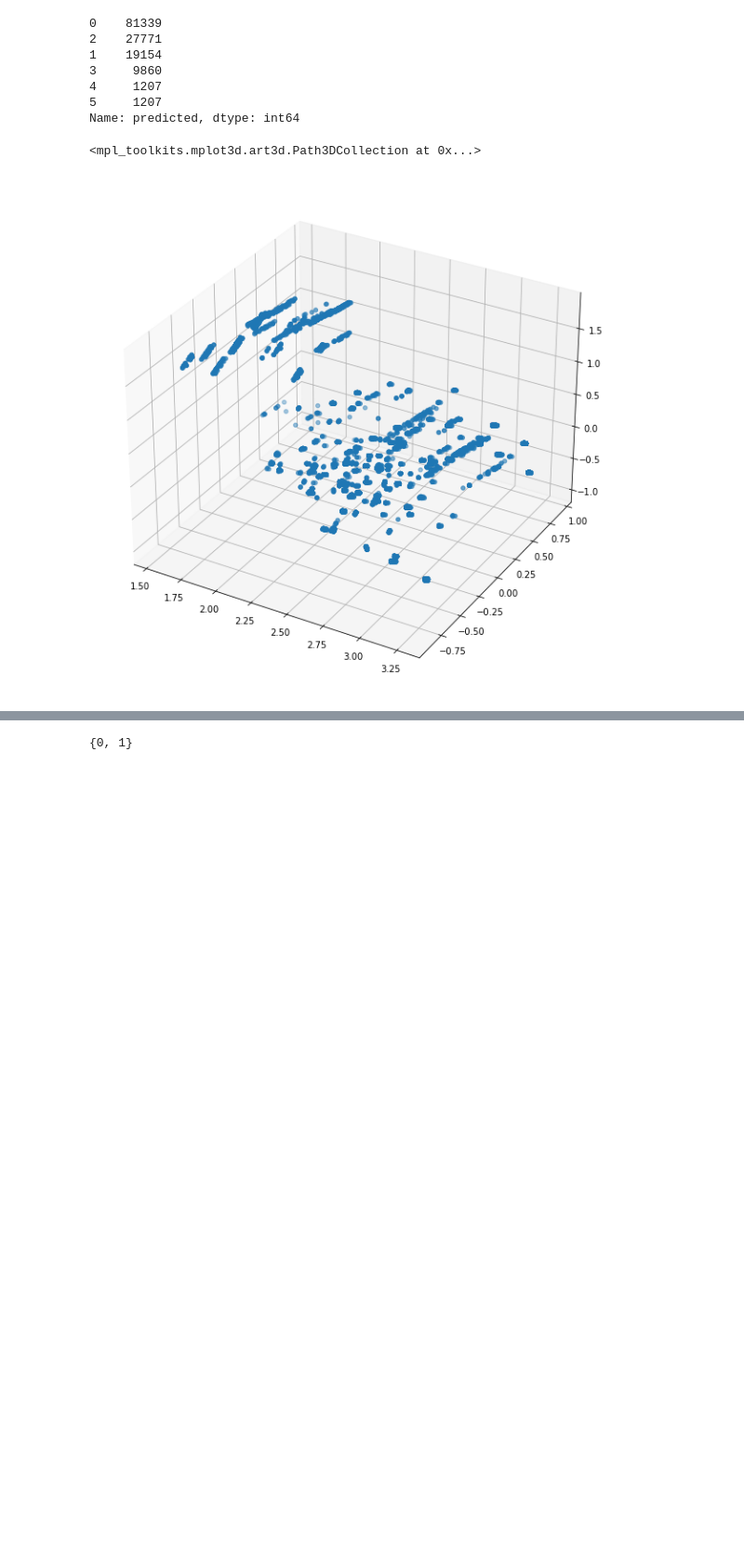
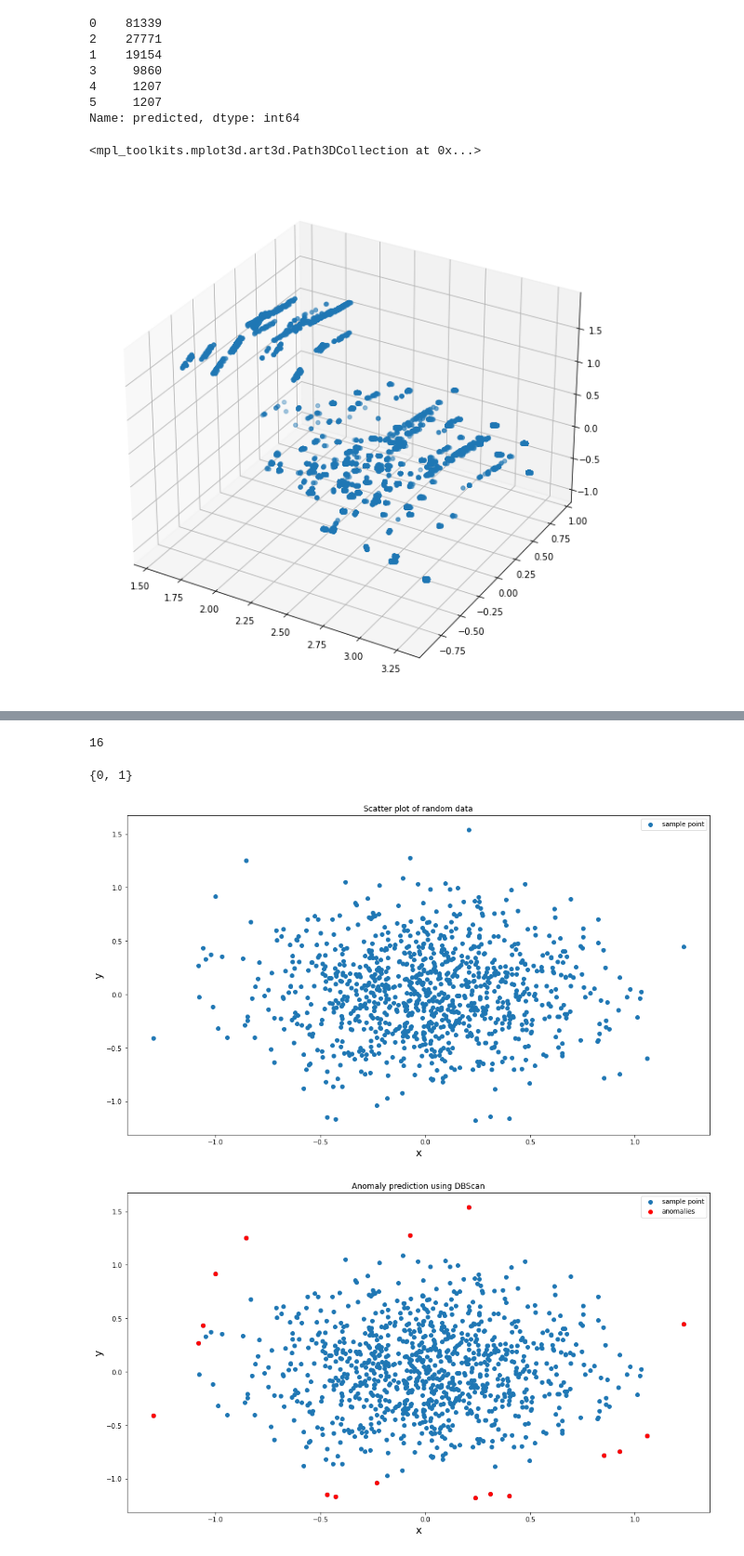
Before and after one commit to hotshot07/thesis, a Jupyter notebook: final_notebooks/knn/Using KNN.ipynb, the cells around one changed output, grey strips where cells are left out. Shown at 93% size. Cells and saved outputs as stored; diff of their text form; code cells hidden in the pictures; blank space fills up the shorter version.

```diff
--- a/final_notebooks/knn/Using KNN.ipynb
+++ b/final_notebooks/knn/Using KNN.ipynb
@@ -101,0 +130,4 @@ array([0, 0, 0, ..., 0, 0, 0])
+# %%
+len(anomalies[0])
+# %% [output]
+16
@@ -103,3 +149,41 @@ array([0, 0, 0, ..., 0, 0, 0])
 set(yhat)
 # %% [output]
 {0, 1}
+# %%
+from sklearn.cluster import DBSCAN
+from sklearn.datasets import make_blobs
+from numpy import random, where
+import matplotlib.pyplot as plt
+plt.rcParams["figure.figsize"] = (16,9)
+
+random.seed(42)
+x, _ = make_blobs(n_samples=1000, centers=1, cluster_std=.4, center_box=(0,0))
+
+
+plt.scatter(x[:,0], x[:,1], label= "sample point")
+plt.xlabel('x', fontsize=16)
+plt.ylabel('y',fontsize=16)
+plt.title("Scatter plot of random data")
+plt.legend()
+plt.savefig("random_blobs.jpg", dpi = 220, bbox_inches='tight')
+plt.show()
+
+
+
+dbscan = DBSCAN(eps = 0.28, min_samples = 20)
+
+pred = dbscan.fit_predict(x)
+anom_index = where(pred == -1)
+values = x[anom_index]
+
+plt.scatter(x[:,0], x[:,1], label= "sample point")
+plt.scatter(values[:,0], values[:,1], color='r', label= "anomalies")
+plt.xlabel('x', fontsize=16)
+plt.ylabel('y',fontsize=16)
+plt.title("Anomaly prediction using DBScan")
+plt.legend()
+plt.savefig("random_blobs_dbscan.jpg", dpi = 220, bbox_inches='tight')
+plt.show()
+# %% [output]
+[figure, added]
+[figure, added]
```
Also changed, not shown: parts of 9 cells of this notebook, 27 other files.
